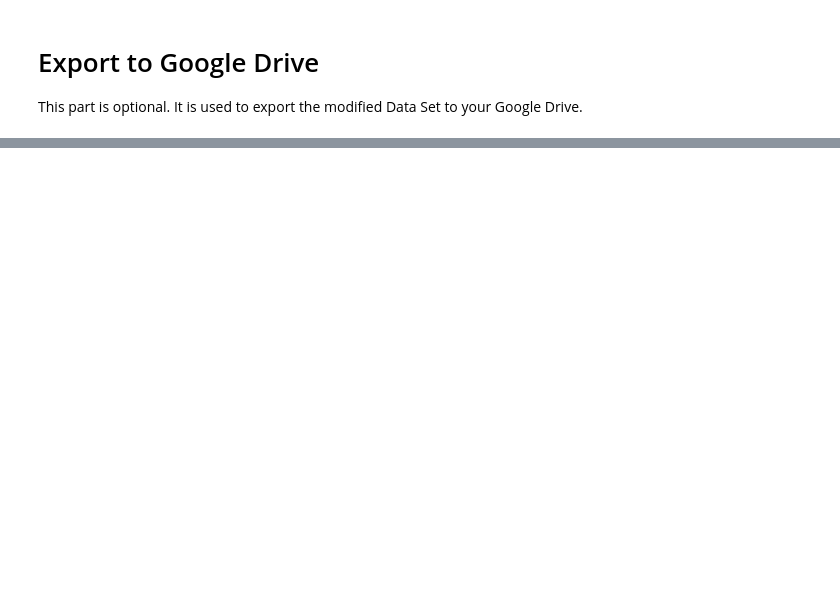
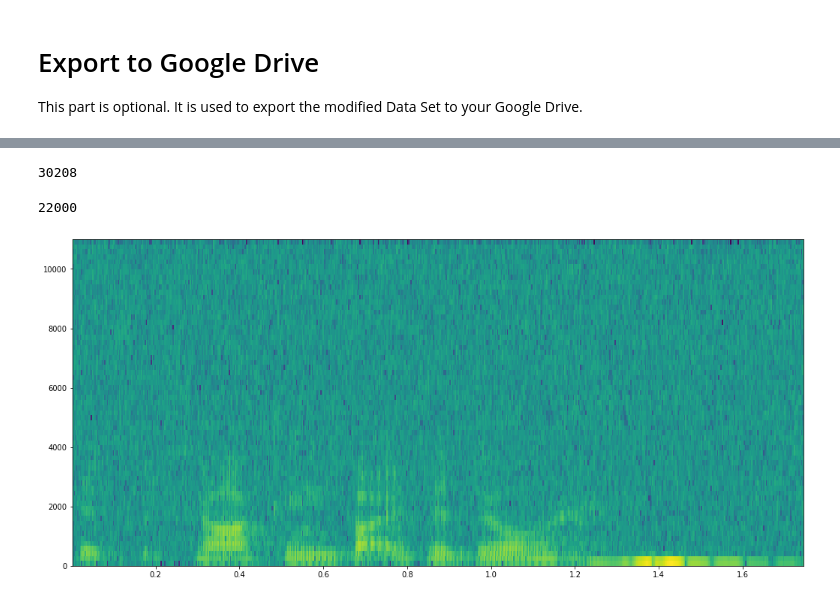
Before and after one commit to dandrid/GrandPythons, a Jupyter notebook: 1_prepare_data.ipynb, the cells around one changed output, grey strips where cells are left out. Drawn from its saved outputs; the diff is of its cells as text; code cells hidden in the pictures; blank space fills up the shorter version.

Commit message:
The size of the spectrogram is proportional to time. Spectogram in google drive not updated

```diff
--- a/1_prepare_data.ipynb
+++ b/1_prepare_data.ipynb
@@ -296,14 +296,15 @@ class RAVDESS:
             spectogram_path = self.spectograms_data_path + self.get_file_name_without_extension(audio_path) + '.png' # create a path with the same name and a replaced file extension
             if not os.path.exists(spectogram_path):
                 audio_data, samplerate = sf.read(audio_path)
-                window_lenght = samplerate * 1
+                '''window_lenght = samplerate * 1
                 window_offset = math.floor(samplerate * 0.1)
                 window_start = 0
-                split_audio_data = audio_data[window_start : window_start + window_lenght]
+                split_audio_data = audio_data[window_start : window_start + window_lenght]'''
                 nfft = 128
                 fig,ax = plt.subplots(1)
                 fig.subplots_adjust(left=0,right=1,bottom=0,top=1)
-                spect, f, t, image = plt.specgram(split_audio_data, NFFT=nfft, Fs=samplerate, noverlap=nfft/2)
+                fig.set_size_inches(8*len(audio_data)/samplerate,8)
+                spect, f, t, image = plt.specgram(audio_data, NFFT=nfft, Fs=samplerate, noverlap=nfft/2)
                 plt.axis('off')
                 plt.gray() # convert the image into black-and-white
                 fig.savefig(spectogram_path, dpi=300)
@@ -438,3 +473,6 @@ uploaded = drive.CreateFile({'title': zip_name})
 uploaded.SetContentFile(zip_name)
 uploaded.Upload()
 print('Uploaded file with ID {}'.format(uploaded.get('id')))
+# %%
+audio_paths = ravdess.get_enriched_audio_paths()
+audio_paths
@@ -440,0 +497,22 @@ print('Uploaded file with ID {}'.format(uploaded.get('id')))
+# %%
+audio_data, samplerate = sf.read(audio_path)
+len(audio_data)
+# %% [output]
+30208
+# %%
+window_lenght = samplerate * 1
+window_offset = math.floor(samplerate * 0.1)
+window_start = 0
+split_audio_data = audio_data[window_start : window_start + window_lenght]
+nfft = 128
+# %%
+len(split_audio_data)
+# %% [output]
+22000
+# %%
+audio_data, samplerate = sf.read(audio_paths[0])
+fig,ax = plt.subplots(1)
+fig.set_size_inches(len(audio_data)*10/samplerate,8)
+spect, f, t, image = plt.specgram(audio_data, NFFT=nfft, Fs=samplerate, noverlap=nfft/2)
+# %% [output]
+[figure, added]
```
Also changed, not shown: parts of 12 cells of this notebook.
